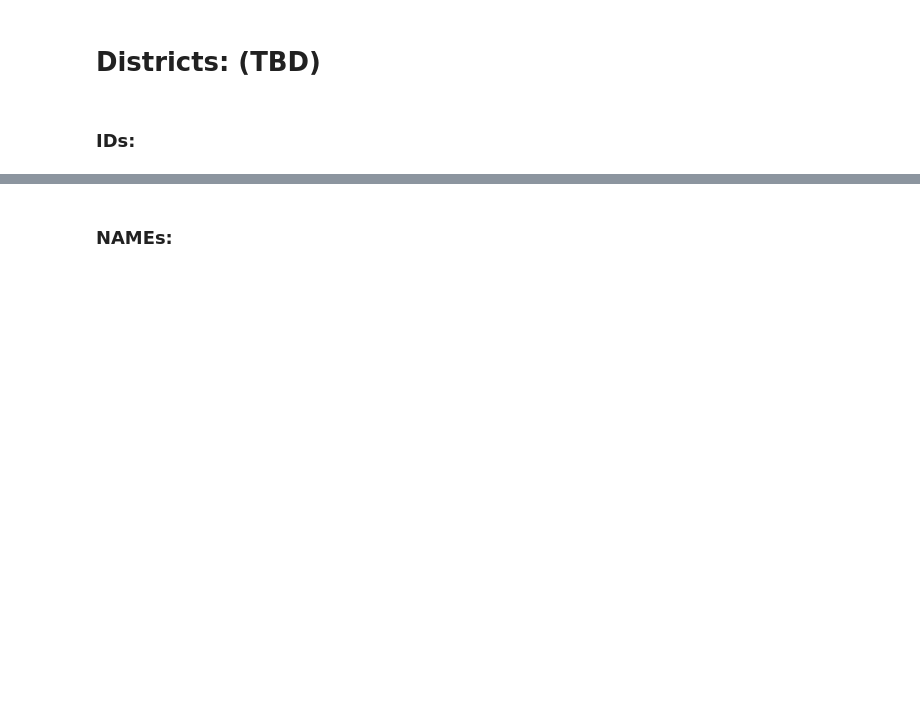
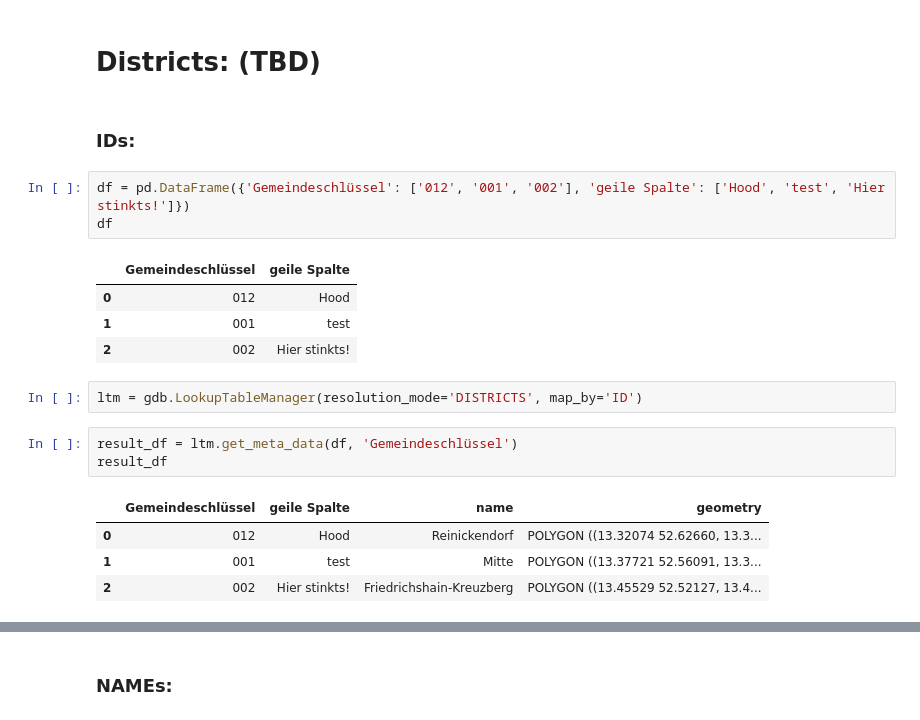
Before and after one commit to Lucky-0ne/geodata_berlin, a Jupyter notebook: main/python_package/explore_my_pp.ipynb, the cells around one changed output, grey strips where cells are left out. Saved outputs shown, nothing was run; the diff lists cells and outputs as text; blank space fills up the shorter version.

```diff
--- a/main/python_package/explore_my_pp.ipynb
+++ b/main/python_package/explore_my_pp.ipynb
@@ -181,3 +181,21 @@ result_df.dropna().explore()
 # Districts: (TBD)
 # %% [markdown]
 ### IDs:
+# %%
+df = pd.DataFrame({'Gemeindeschlüssel': ['012', '001', '002'], 'geile Spalte': ['Hood', 'test', 'Hier stinkts!']})
+df
+# %% [output]
+|  | Gemeindeschlüssel | geile Spalte |
+| 0 | 012 | Hood |
+| 1 | 001 | test |
+| 2 | 002 | Hier stinkts! |
+# %%
+ltm = gdb.LookupTableManager(resolution_mode='DISTRICTS', map_by='ID')
+# %%
+result_df = ltm.get_meta_data(df, 'Gemeindeschlüssel')
+result_df
+# %% [output]
+|  | Gemeindeschlüssel | geile Spalte | name | geometry |
+| 0 | 012 | Hood | Reinickendorf | POLYGON ((13.32074 52.62660, 13.3... |
+| 1 | 001 | test | Mitte | POLYGON ((13.37721 52.56091, 13.3... |
+| 2 | 002 | Hier stinkts! | Friedrichshain-Kreuzberg | POLYGON ((13.45529 52.52127, 13.4... |
```
Also changed, not shown: parts of 4 cells of this notebook, 1 other file.
